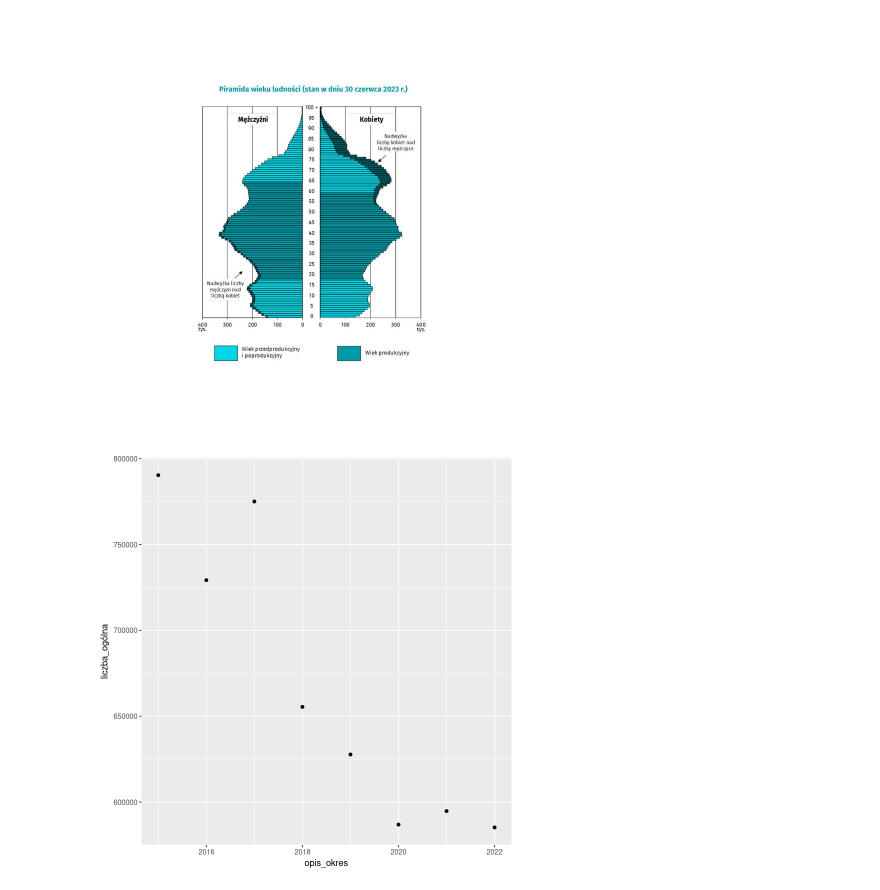
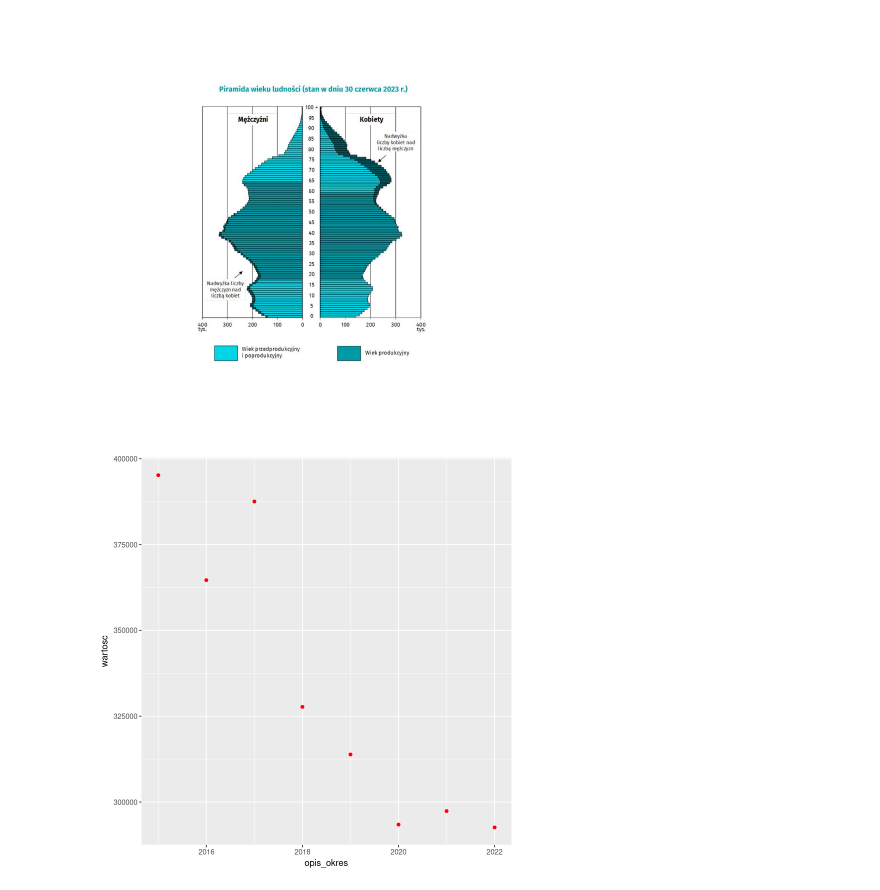
Before and after one commit to JakubDziegielewski/SAD_project_one, a Jupyter notebook: Problem_3/Problem_3.ipynb, the cells around one changed output. Drawn from its saved outputs; the diff is of its cells as text; code cells hidden in the pictures.

Commit message:
created plots

```diff
--- a/Problem_3/Problem_3.ipynb
+++ b/Problem_3/Problem_3.ipynb
@@ -20,9 +21,8 @@ students <- read.csv2("dane3_kopia_zapasowa/Studenci uczelni.csv")
 # %%
 graduates |>
-  filter(opis_okres > 2014) |>
+  filter(opis_okres > 2014 & nazwa_pozycja_2 == "Ogółem") |>
   select(opis_okres, wartosc) |>
-  group_by(opis_okres)  |>
-  summarise(liczba_ogólna = sum(wartosc, na.rm = TRUE)) |>
-  ggplot(aes(x = opis_okres, y = liczba_ogólna)) + geom_point()
+  group_by(opis_okres) |>
+  ggplot(aes(x = opis_okres, y = wartosc)) + geom_point(color = "red")
 # %% [output]
-[figure, old version]
+[figure, new version]
```
Also changed, not shown: parts of 7 cells of this notebook.
